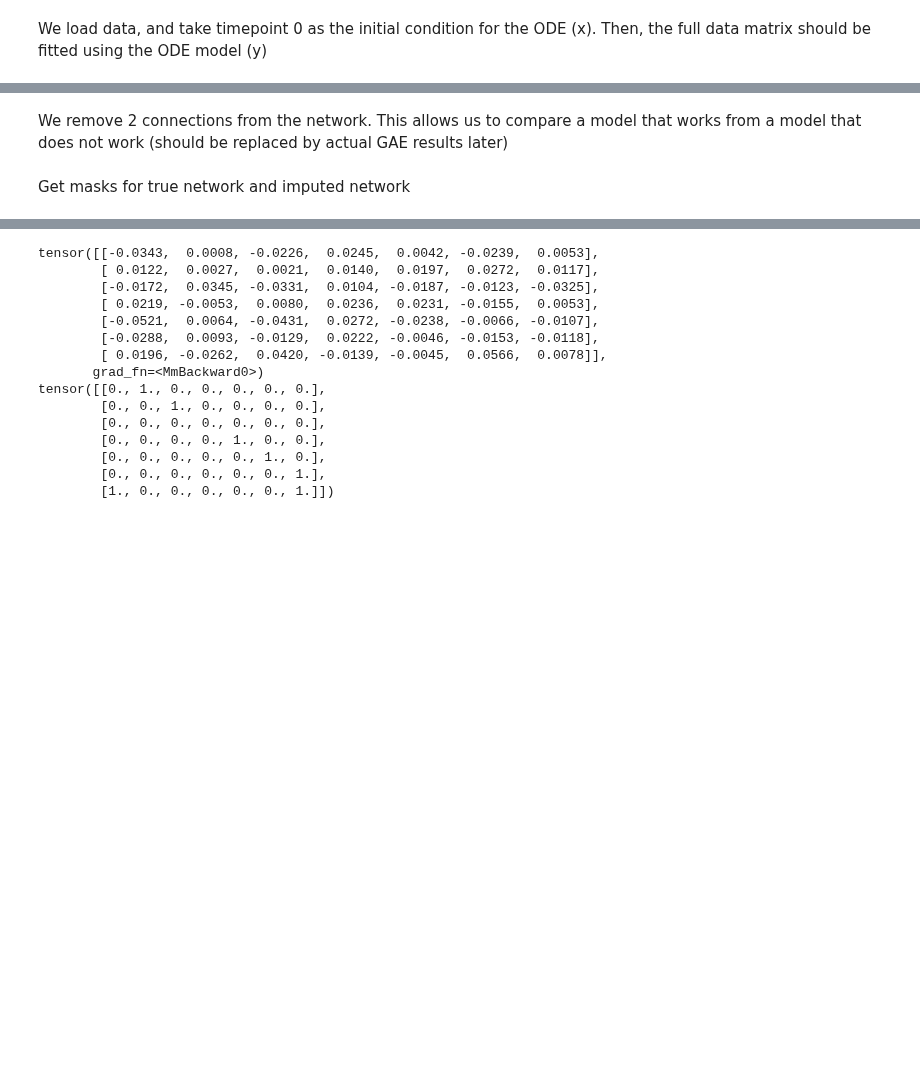
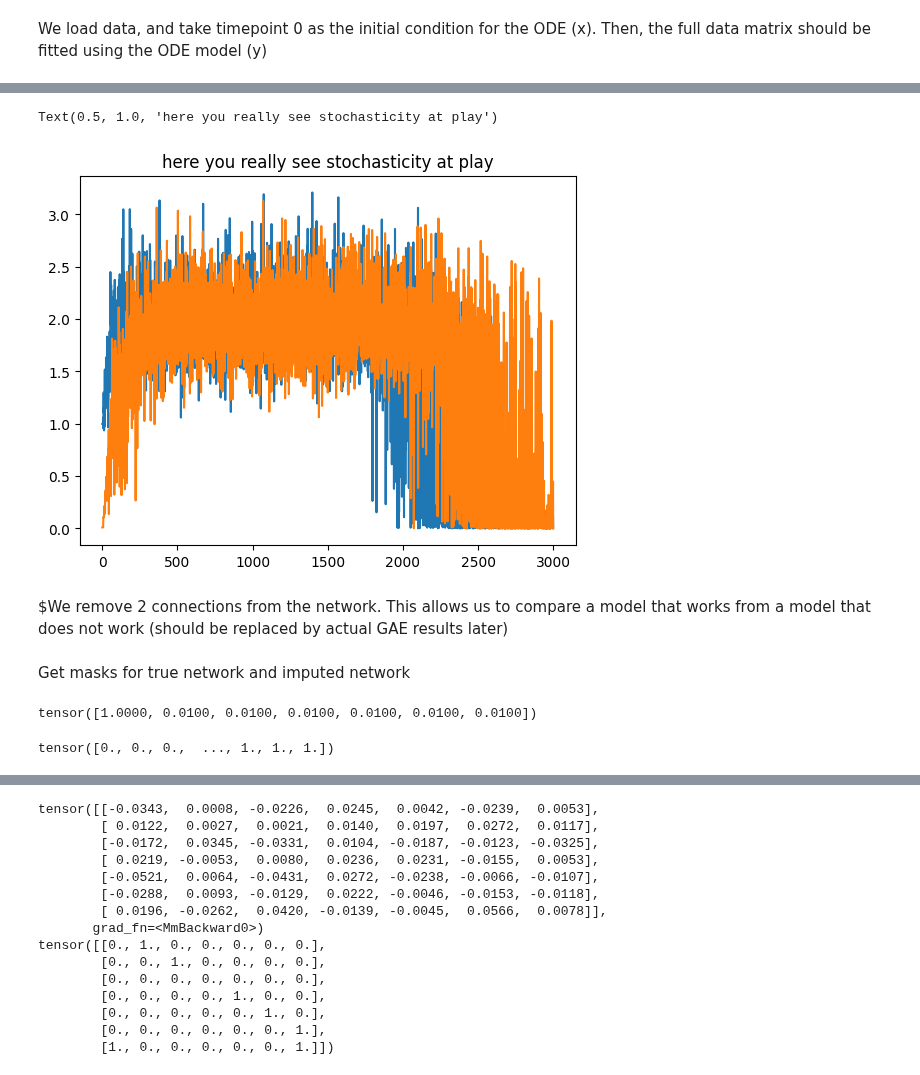
Before and after one commit to elenaquei/BioML, a Jupyter notebook: nODE_using_GAE_output.ipynb, the cells around one changed output, grey strips where cells are left out. Drawn from its saved outputs; the diff is of its cells as text; code cells hidden in the pictures; blank space fills up the shorter version.

```diff
--- a/nODE_using_GAE_output.ipynb
+++ b/nODE_using_GAE_output.ipynb
@@ -51,5 +60,12 @@ y = true_data.x
+# %%
+plt.plot(y[0,:])
+plt.plot(y[1,:])
+plt.title('here you really see stochasticity at play')
+# %% [output]
+Text(0.5, 1.0, 'here you really see stochasticity at play')
+[figure, added]
 # %% [markdown]
-We remove 2 connections from the network. This allows us to compare a model that works from a model that does not work (should be replaced by actual GAE results later)
+$We remove 2 connections from the network. This allows us to compare a model that works from a model that does not work (should be replaced by actual GAE results later)
 # %%
 # generate imputed data where some edges are missing
 p = 0.1
@@ -167,3 +166,11 @@ class tsTrainer():
         self.steps += 1
 
         return loss.item()
+# %%
+x
+# %% [output]
+tensor([1.0000, 0.0100, 0.0100, 0.0100, 0.0100, 0.0100, 0.0100])
+# %%
+tp
+# %% [output]
+tensor([0., 0., 0.,  ..., 1., 1., 1.])
```
Also changed, not shown: parts of 7 cells of this notebook, 1 other file.
